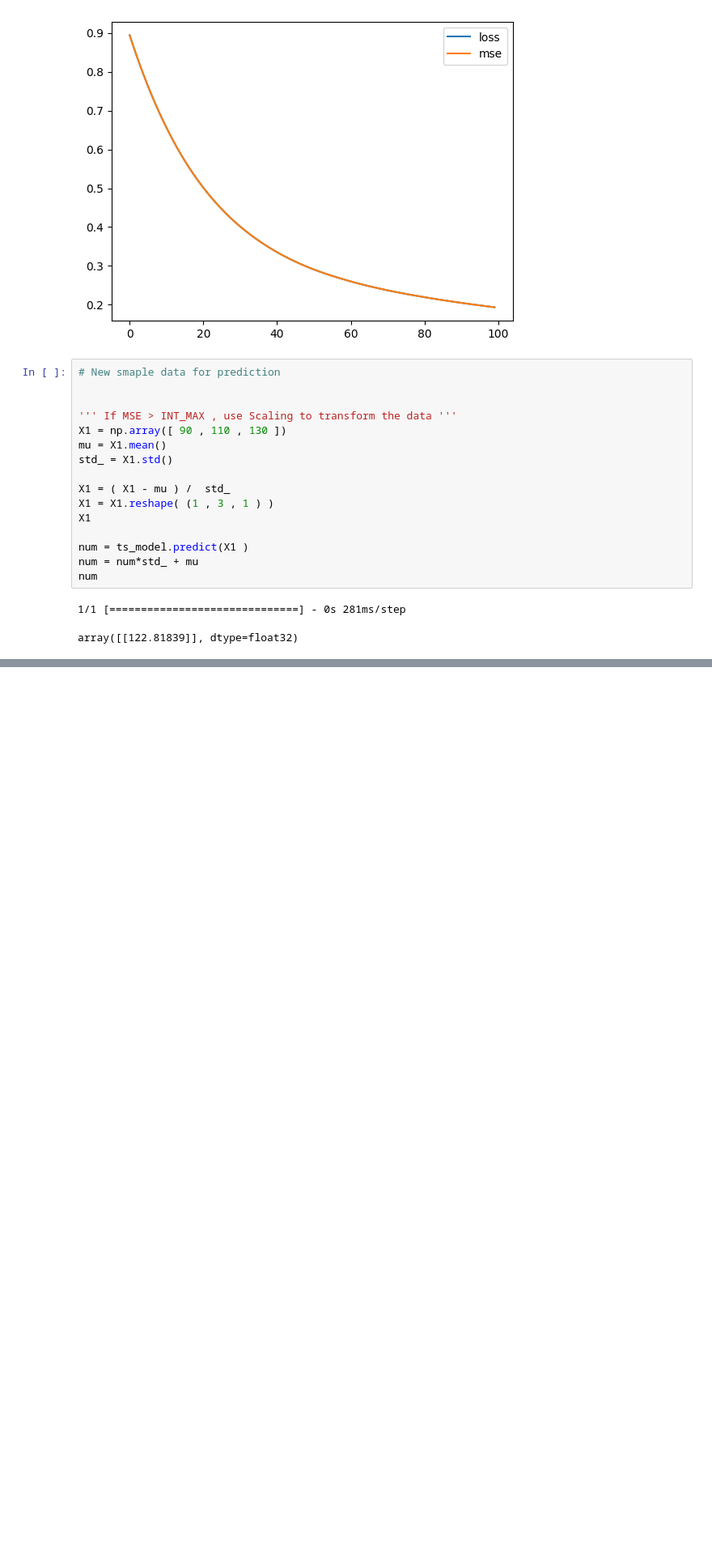
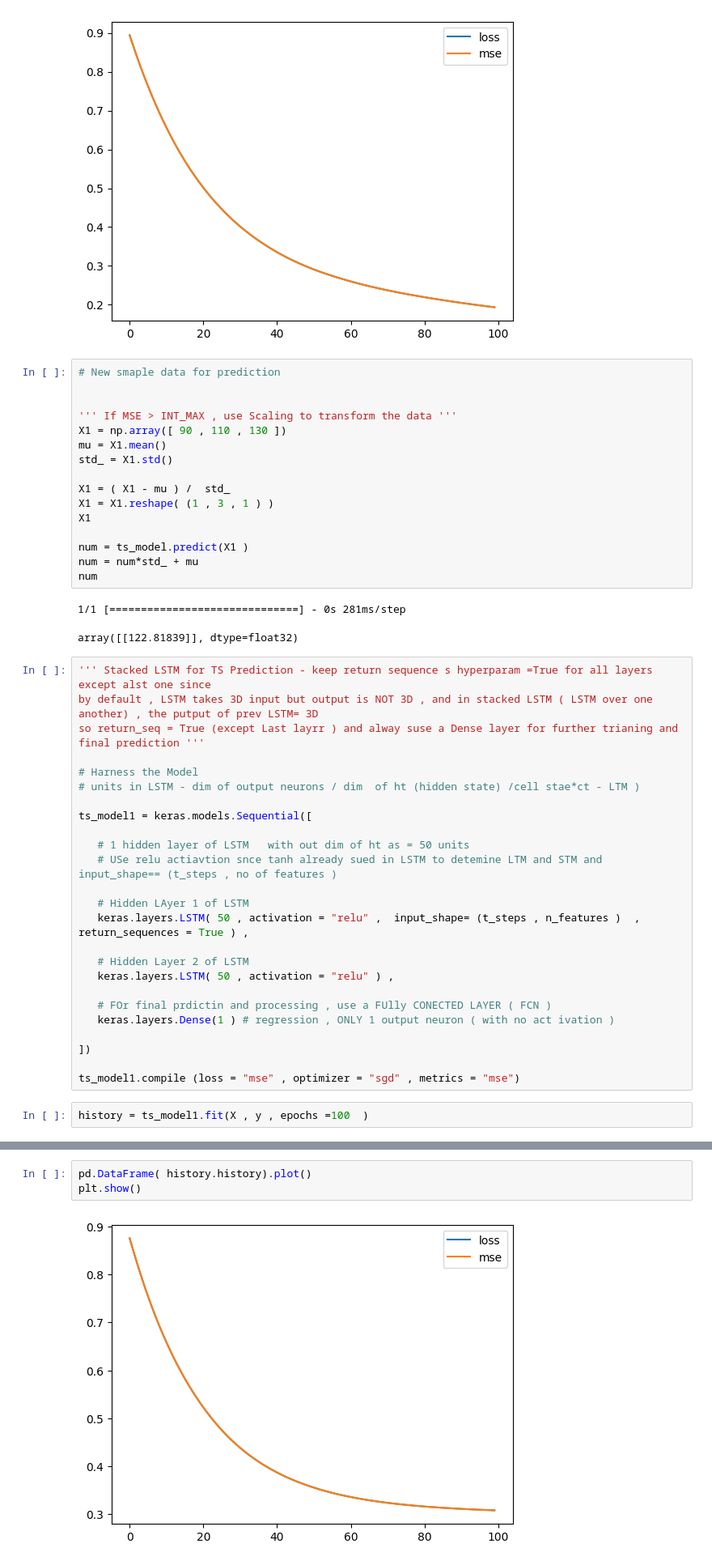
Before and after one commit to hecker1002/Algo.-Trading, a Jupyter notebook: LSTM_FOR_Time_Series/LSTM.ipynb, the cells around one changed output, grey strips where cells are left out. Shown: that part at 81% size. Cells and saved outputs as stored; diff of their text form; blank space fills up the shorter version.

Commit message:
added Bidirectional and STacked LSTM code for Univar. TS forecasting

```diff
--- a/LSTM_FOR_Time_Series/LSTM.ipynb
+++ b/LSTM_FOR_Time_Series/LSTM.ipynb
@@ -104,3 +104,30 @@ num
 # %% [output]
 1/1 [==============================] - 0s 281ms/step
 array([[122.81839]], dtype=float32)
+# %%
+''' Stacked LSTM for TS Prediction - keep return sequence s hyperparam =True for all layers except alst one since
+by default , LSTM takes 3D input but output is NOT 3D , and in stacked LSTM ( LSTM over one another) , the putput of prev LSTM= 3D
+so return_seq = True (except Last layrr ) and alway suse a Dense layer for further trianing and final prediction '''
+
+# Harness the Model
+# units in LSTM - dim of output neurons / dim  of ht (hidden state) /cell stae*ct - LTM )
+
+ts_model1 = keras.models.Sequential([
+
+   # 1 hidden layer of LSTM   with out dim of ht as = 50 units
+   # USe relu actiavtion snce tanh already sued in LSTM to detemine LTM and STM and  input_shape== (t_steps , no of features )
+
+   # Hidden LAyer 1 of LSTM
+   keras.layers.LSTM( 50 , activation = "relu" ,  input_shape= (t_steps , n_features )  , return_sequences = True ) ,
+
+   # Hidden Layer 2 of LSTM
+   keras.layers.LSTM( 50 , activation = "relu" ) ,
+
+   # FOr final prdictin and processing , use a FUlly CONECTED LAYER ( FCN )
+   keras.layers.Dense(1 ) # regression , ONLY 1 output neuron ( with no act ivation )
+
+])
+
+ts_model1.compile (loss = "mse" , optimizer = "sgd" , metrics = "mse")
+# %%
+history = ts_model1.fit(X , y , epochs =100  )
@@ -106,0 +152,5 @@ array([[122.81839]], dtype=float32)
+# %%
+pd.DataFrame( history.history).plot()
+plt.show()
+# %% [output]
+[figure, added]
```
Also changed, not shown: parts of 7 cells of this notebook.
